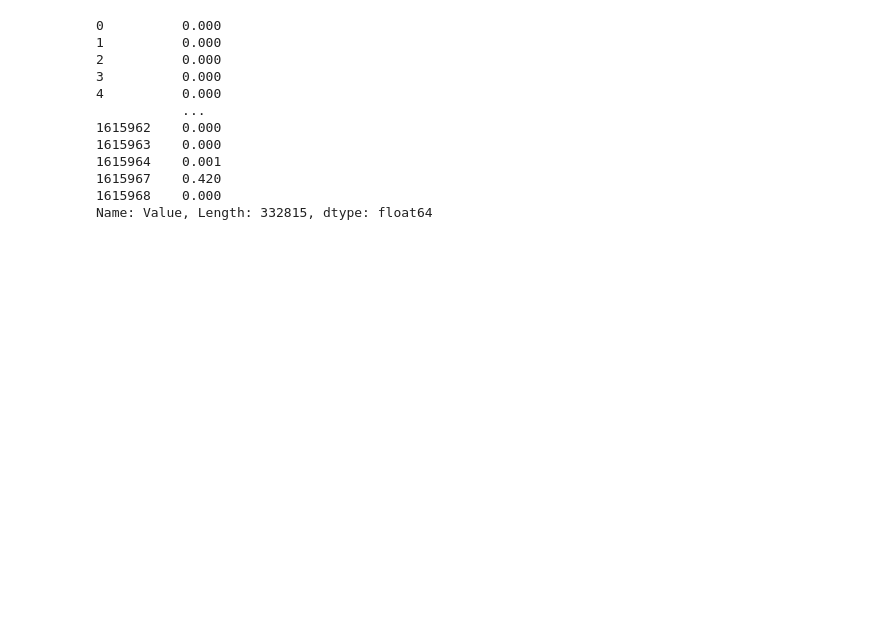
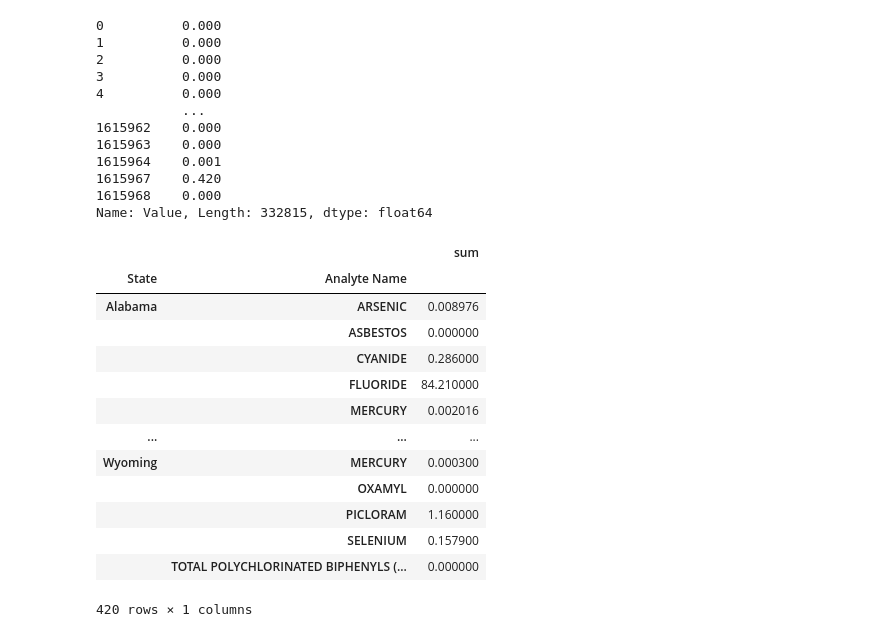
Before and after one commit to ramuir/US_Water_Contaminants, a Jupyter notebook: Water_Data.ipynb, the cells around one changed output. Saved outputs shown, nothing was run; the diff lists cells and outputs as text; code cells hidden in the pictures; blank space fills up the shorter version.

```diff
--- a/Water_Data.ipynb
+++ b/Water_Data.ipynb
@@ -84,0 +102,19 @@ Name: Value, Length: 332815, dtype: float64
+# %%
+#group by contaminant and state
+table_group = clean_columns.groupby(['State','Analyte Name'])['Value'].agg(['sum'])
+table_group
+# %% [output]
+|  |  | sum |
+| State | Analyte Name |  |
+| Alabama | ARSENIC | 0.008976 |
+|  | ASBESTOS | 0.000000 |
+|  | CYANIDE | 0.286000 |
+|  | FLUORIDE | 84.210000 |
+|  | MERCURY | 0.002016 |
+| ... | ... | ... |
+| Wyoming | MERCURY | 0.000300 |
+|  | OXAMYL | 0.000000 |
+|  | PICLORAM | 1.160000 |
+|  | SELENIUM | 0.157900 |
+|  | TOTAL POLYCHLORINATED BIPHENYLS (... | 0.000000 |
+420 rows × 1 columns
```
Also changed, not shown: parts of 11 cells of this notebook, 1 other file.
